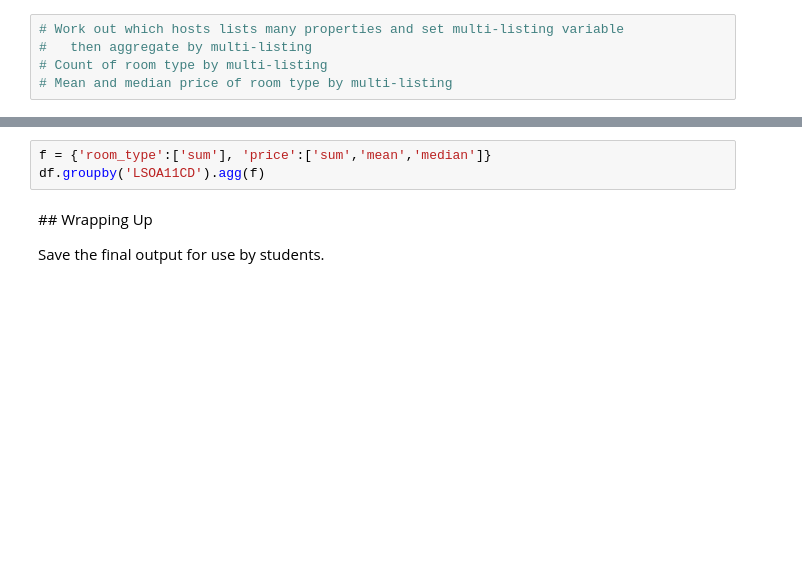
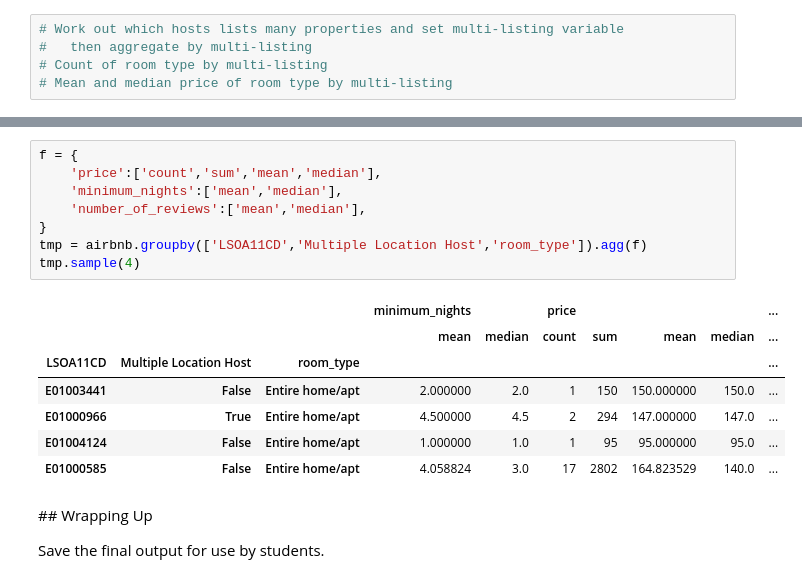
Before and after one commit to kingsgeocomp/geocomputation, a Jupyter notebook: Data Loader.ipynb, the cells around one changed output, grey strips where cells are left out. Saved outputs shown, nothing was run; the diff lists cells and outputs as text; blank space fills up the shorter version.

```diff
--- a/Data Loader.ipynb
+++ b/Data Loader.ipynb
@@ -306,6 +299,19 @@ bnbg.head(2)
 # %%
-f = {'room_type':['sum'], 'price':['sum','mean','median']}
-df.groupby('LSOA11CD').agg(f)
+f = {
+    'price':['count','sum','mean','median'],
+    'minimum_nights':['mean','median'],
+    'number_of_reviews':['mean','median'],
+}
+tmp = airbnb.groupby(['LSOA11CD','Multiple Location Host','room_type']).agg(f)
+tmp.sample(4)
+# %% [output]
+|  |  |  | minimum_nights |  | price |  |  |  | ... |
+|  |  |  | mean | median | count | sum | mean | median | ... |
+| LSOA11CD | Multiple Location Host | room_type |  |  |  |  |  |  | ... |
+| E01003441 | False | Entire home/apt | 2.000000 | 2.0 | 1 | 150 | 150.000000 | 150.0 | ... |
+| E01000966 | True | Entire home/apt | 4.500000 | 4.5 | 2 | 294 | 147.000000 | 147.0 | ... |
+| E01004124 | False | Entire home/apt | 1.000000 | 1.0 | 1 | 95 | 95.000000 | 95.0 | ... |
+| E01000585 | False | Entire home/apt | 4.058824 | 3.0 | 17 | 2802 | 164.823529 | 140.0 | ... |
 # %% [markdown]
 ## Wrapping Up
 
```
Also changed, not shown: parts of 21 cells of this notebook, 1 other file.
